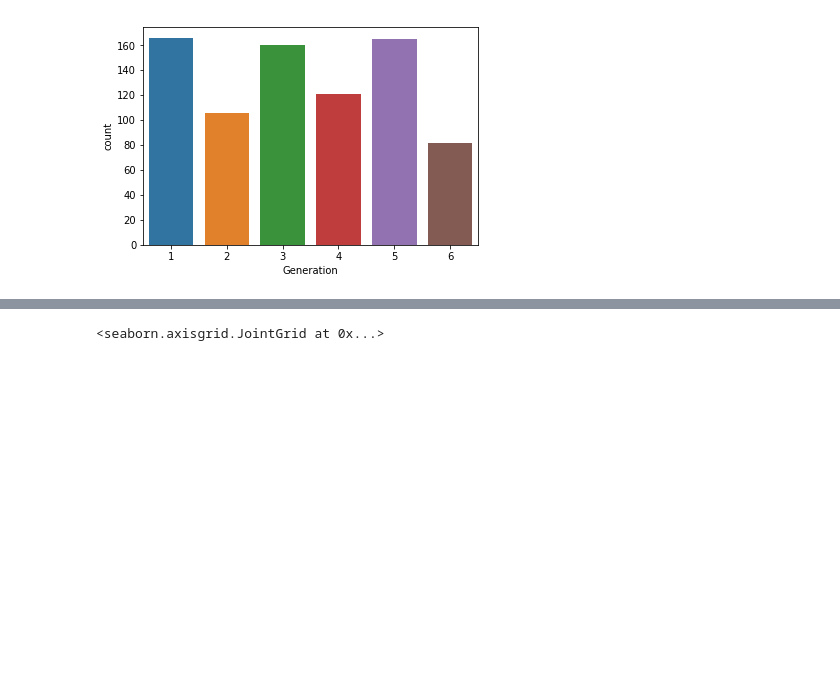
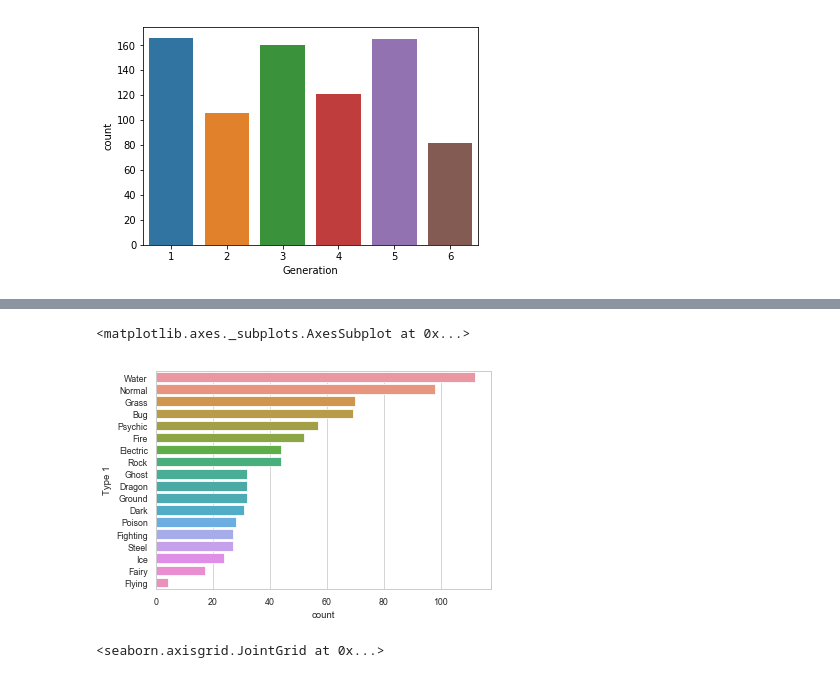
Before and after one commit to DanielPDWalker/Pokemon-Seaborn-Exploration, a Jupyter notebook: Pokemon - Rough Seaborn Visulisation Workbook.ipynb, the cells around one changed output, grey strips where cells are left out. Drawn from its saved outputs; the diff is of its cells as text; code cells hidden in the pictures; blank space fills up the shorter version.

Commit message:
Changed some ordering of the file

```diff
--- a/Pokemon - Rough Seaborn Visulisation Workbook.ipynb
+++ b/Pokemon - Rough Seaborn Visulisation Workbook.ipynb
@@ -86,3 +80,9 @@ df['Type 1'].value_counts().plot(kind='bar')
+# %%
+sns.set_context('paper')
+sns.countplot(y='Type 1', data=df, order=df['Type 1'].value_counts().index)
+# %% [output]
+<matplotlib.axes._subplots.AxesSubplot at 0x...>
+[figure, added]
 # %%
 sns.set_context('paper')
 sns.set_style("whitegrid")
```
Also changed, not shown: parts of 2 cells of this notebook.
